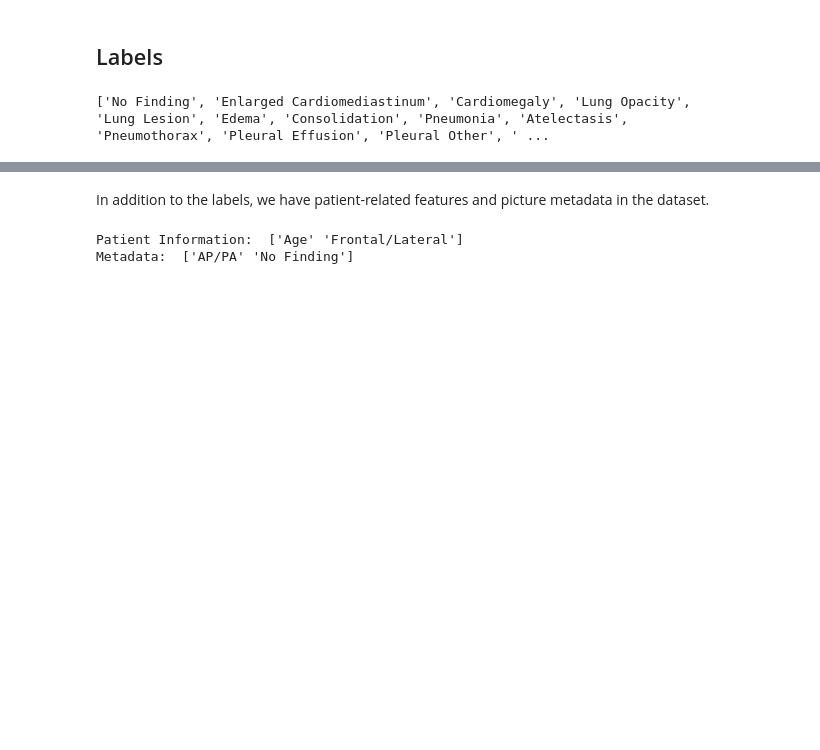
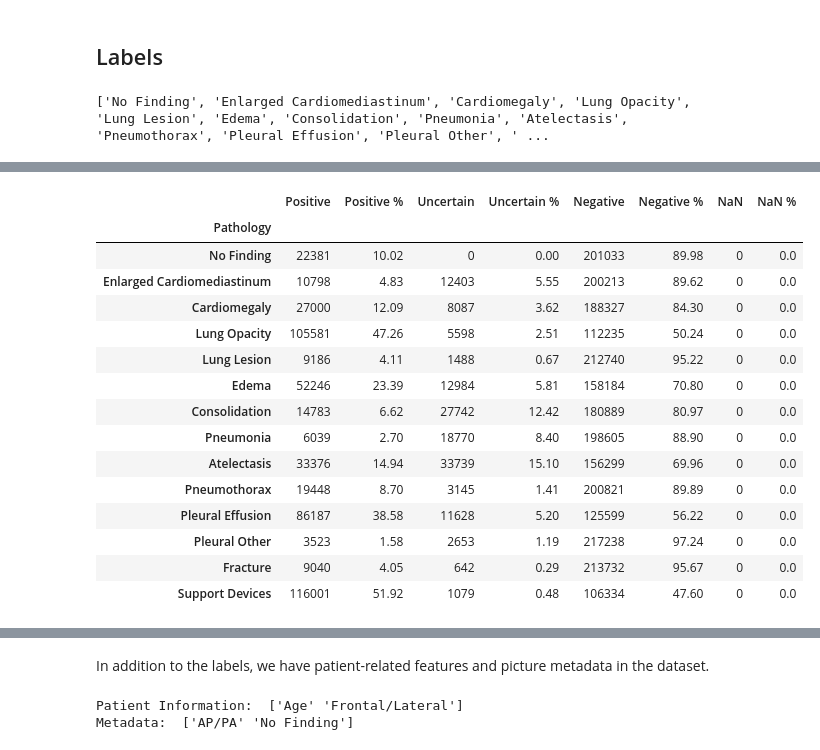
Before and after one commit to TobiasSchmidtDE/DeepL-MedicalImaging, a Jupyter notebook: src/datasets/chexpert_exploration.ipynb, the cells around one changed output, grey strips where cells are left out. Drawn from its saved outputs; the diff is of its cells as text; code cells hidden in the pictures; blank space fills up the shorter version.

```diff
--- a/src/datasets/chexpert_exploration.ipynb
+++ b/src/datasets/chexpert_exploration.ipynb
@@ -146,0 +173,19 @@ df
+# %%
+get_label_distribution(train_labels)
+# %% [output]
+|  | Positive | Positive % | Uncertain | Uncertain % | Negative | Negative % | NaN | NaN % |
+| Pathology |  |  |  |  |  |  |  |  |
+| No Finding | 22381 | 10.02 | 0 | 0.00 | 201033 | 89.98 | 0 | 0.0 |
+| Enlarged Cardiomediastinum | 10798 | 4.83 | 12403 | 5.55 | 200213 | 89.62 | 0 | 0.0 |
+| Cardiomegaly | 27000 | 12.09 | 8087 | 3.62 | 188327 | 84.30 | 0 | 0.0 |
+| Lung Opacity | 105581 | 47.26 | 5598 | 2.51 | 112235 | 50.24 | 0 | 0.0 |
+| Lung Lesion | 9186 | 4.11 | 1488 | 0.67 | 212740 | 95.22 | 0 | 0.0 |
+| Edema | 52246 | 23.39 | 12984 | 5.81 | 158184 | 70.80 | 0 | 0.0 |
+| Consolidation | 14783 | 6.62 | 27742 | 12.42 | 180889 | 80.97 | 0 | 0.0 |
+| Pneumonia | 6039 | 2.70 | 18770 | 8.40 | 198605 | 88.90 | 0 | 0.0 |
+| Atelectasis | 33376 | 14.94 | 33739 | 15.10 | 156299 | 69.96 | 0 | 0.0 |
+| Pneumothorax | 19448 | 8.70 | 3145 | 1.41 | 200821 | 89.89 | 0 | 0.0 |
+| Pleural Effusion | 86187 | 38.58 | 11628 | 5.20 | 125599 | 56.22 | 0 | 0.0 |
+| Pleural Other | 3523 | 1.58 | 2653 | 1.19 | 217238 | 97.24 | 0 | 0.0 |
+| Fracture | 9040 | 4.05 | 642 | 0.29 | 213732 | 95.67 | 0 | 0.0 |
+| Support Devices | 116001 | 51.92 | 1079 | 0.48 | 106334 | 47.60 | 0 | 0.0 |
```
Also changed, not shown: parts of 13 cells of this notebook, 7 other files.
